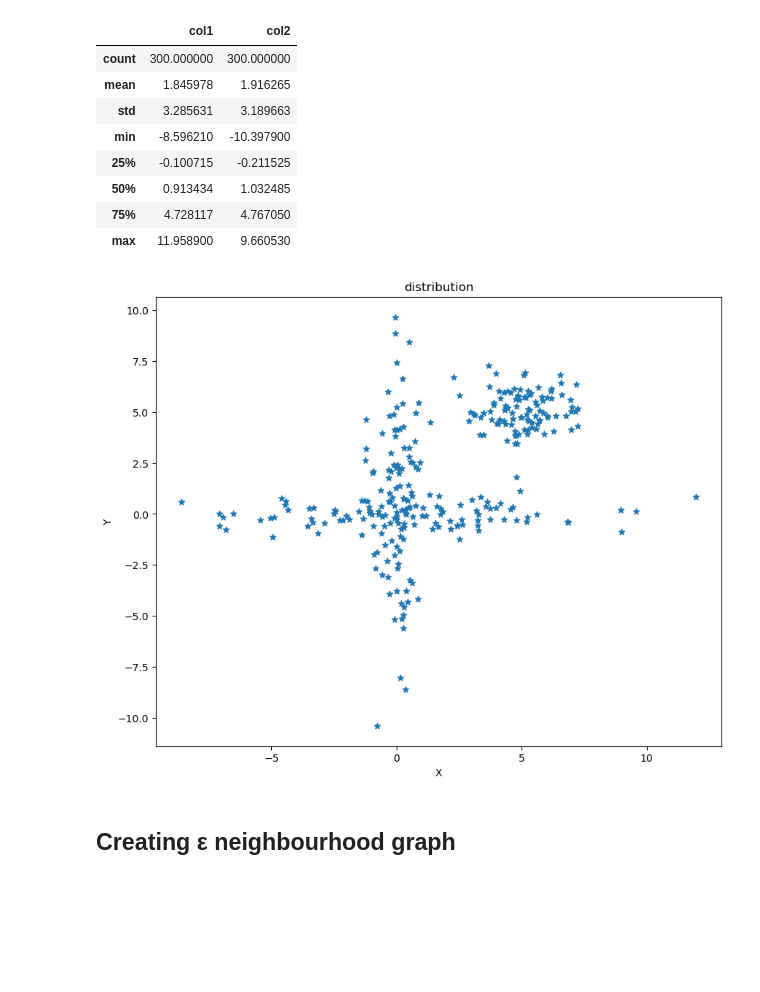
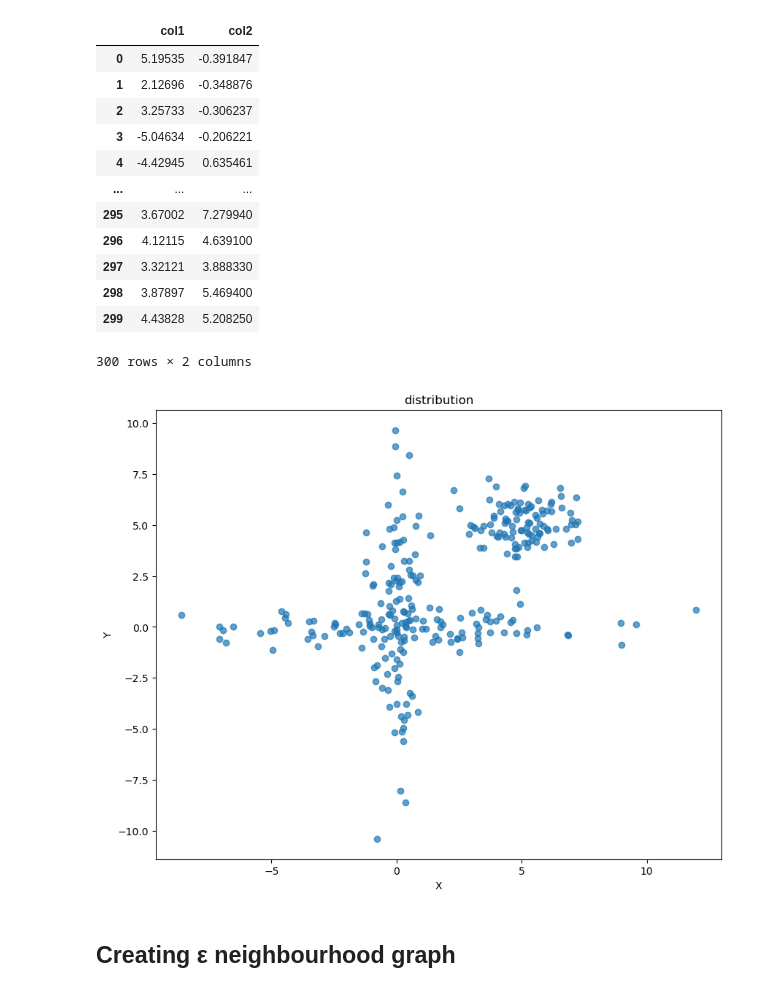
Before and after one commit to avsngh-git/Masters-Projects, a Jupyter notebook: Unsupervised-Learning/Project2.ipynb, the cells around one changed output. Saved outputs shown, nothing was run; the diff lists cells and outputs as text; code cells hidden in the pictures; blank space fills up the shorter version.

```diff
--- a/Unsupervised-Learning/Project2.ipynb
+++ b/Unsupervised-Learning/Project2.ipynb
@@ -8,26 +11,31 @@ import pygraphviz as pgv
 data_path = '/home/avsngh/Mathematical Statistics/Masters-Projects/Unsupervised-Learning/Data/Star_Data.txt'
 data = pd.read_csv(filepath_or_buffer=data_path, sep='\s+', header=None)
 data.columns = ['col1','col2']
-data.describe()
+data_df=pd.DataFrame.from_dict(data)
+data_df
 # %% [output]
 |  | col1 | col2 |
-| count | 300.000000 | 300.000000 |
-| mean | 1.845978 | 1.916265 |
-| std | 3.285631 | 3.189663 |
-| min | -8.596210 | -10.397900 |
-| 25% | -0.100715 | -0.211525 |
-| 50% | 0.913434 | 1.032485 |
-| 75% | 4.728117 | 4.767050 |
-| max | 11.958900 | 9.660530 |
+| 0 | 5.19535 | -0.391847 |
+| 1 | 2.12696 | -0.348876 |
+| 2 | 3.25733 | -0.306237 |
+| 3 | -5.04634 | -0.206221 |
+| 4 | -4.42945 | 0.635461 |
+| ... | ... | ... |
+| 295 | 3.67002 | 7.279940 |
+| 296 | 4.12115 | 4.639100 |
+| 297 | 3.32121 | 3.888330 |
+| 298 | 3.87897 | 5.469400 |
+| 299 | 4.43828 | 5.208250 |
+300 rows × 2 columns
 # %%
 plt.figure(figsize=(10,8))
-plt.scatter(data['col1'], data['col2'], marker='*')
+plt.scatter(data_df['col1'], data_df['col2'], marker='o', alpha=0.7)
 plt.xlabel('X')
 plt.ylabel('Y')
 plt.title('distribution')
 plt.show()
 # %% [output]
-[figure, old version]
+[figure, new version]
 # %% [markdown]
 ## Creating ε neighbourhood graph
 # %%
```
Also changed, not shown: parts of 12 cells of this notebook.
